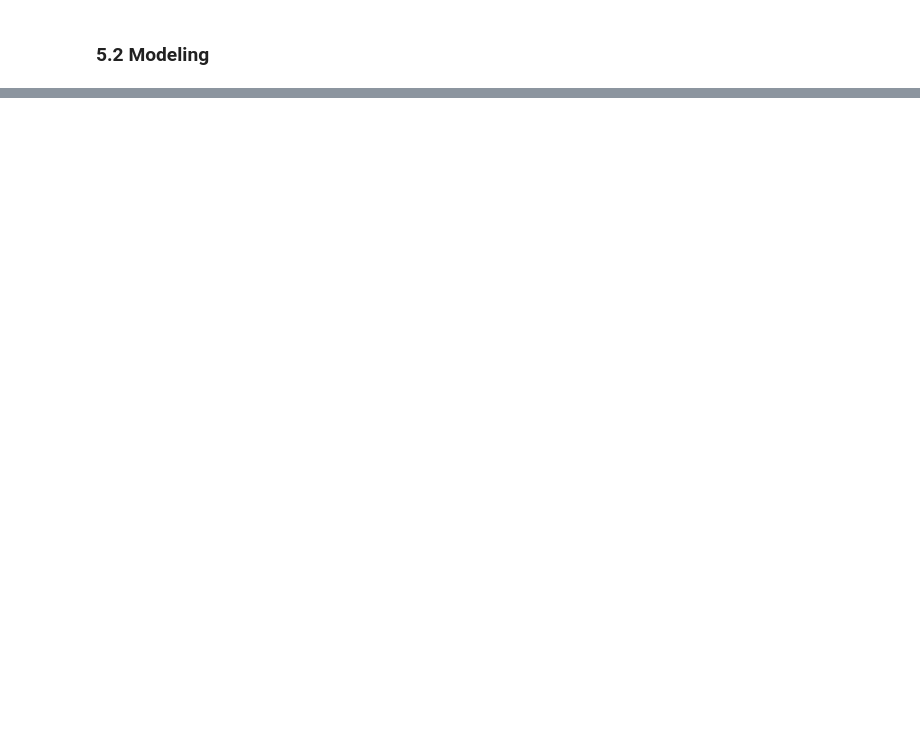
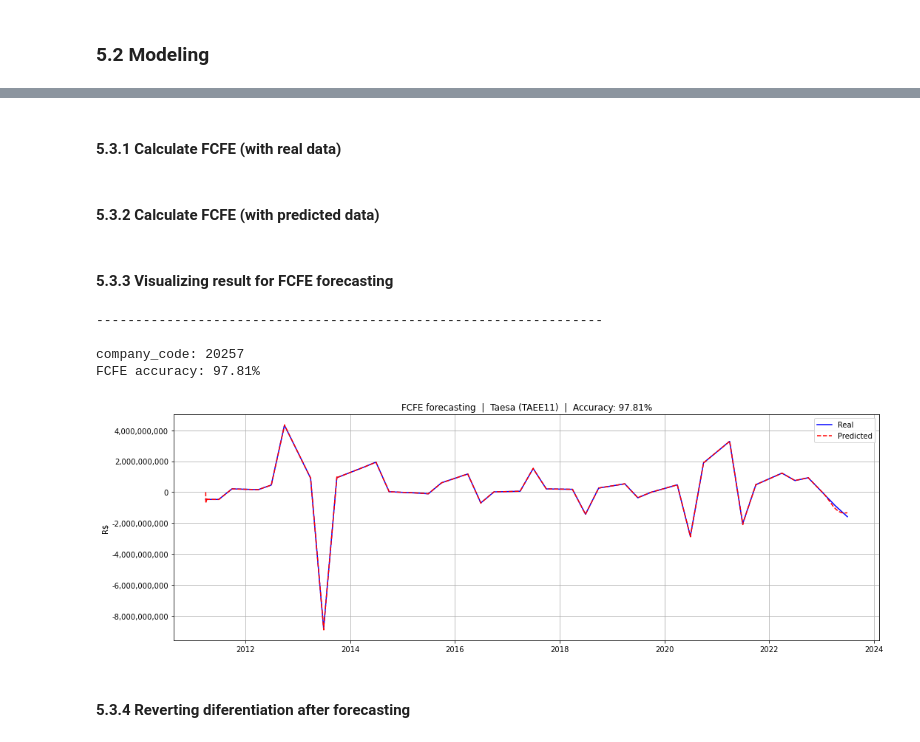
Before and after one commit to enok/flowpredict, a Jupyter notebook: flowpredict.ipynb, the cells around one changed output, grey strips where cells are left out. Saved outputs shown, nothing was run; the diff lists cells and outputs as text; code cells hidden in the pictures; blank space fills up the shorter version.

```diff
--- a/flowpredict.ipynb
+++ b/flowpredict.ipynb
@@ -2727,0 +1788,2 @@ By virtue of these gates and the memory cell, LSTMs can model and predict patter
+# %% [markdown]
+#### 5.3.1 Calculate FCFE (with real data)
@@ -2727,0 +1863,2 @@ By virtue of these gates and the memory cell, LSTMs can model and predict patter
+# %% [markdown]
+#### 5.3.2 Calculate FCFE (with predicted data)
@@ -2727,0 +1934,47 @@ By virtue of these gates and the memory cell, LSTMs can model and predict patter
+# %% [markdown]
+#### 5.3.3 Visualizing result for FCFE forecasting
+# %%
+import pandas as pd
+import matplotlib.pyplot as plt
+import statsmodels.api as sm
+
+def print_graph(company, company_data_real, company_data_pred, fcfe_accuracy):
+    plt.figure(figsize=(15, 5))
+    plt.plot(company_data_real.index, company_data_real, label='Real', color='blue')
+    plt.plot(company_data_pred.index, company_data_pred, linestyle='--', label='Predicted', color='red')
+    plt.title(f"FCFE forecasting  |  {company['name']} ({company['ticker']})  |  Accuracy: {fcfe_accuracy:.2f}%")
+    plt.ylabel('R$')
+    plt.legend(loc='best')
+    plt.ticklabel_format(style='plain', axis='y')
+    plt.gca().yaxis.set_major_formatter(formatter)
+    plt.grid(True)
+    plt.tight_layout()
+    plt.show()
+
+if __name__ == "__main__":
+    # Load data
+    df = read_csv('fcfe_pred', index_col='DT_REFER')
+
+    for company_code in companies:
+        print('\n-----------------------------------------------------------------\n')
+        print(f'company_code: {company_code}')
+
+        company = companies[company_code]
+        company_data_real = df[df['CD_CVM'] == company_code]['FCFE']
+        company_data_pred = df[df['CD_CVM'] == company_code]['FCFE_pred_arimax']
+
+        fcfe_accuracy = accuracy(company_data_real, company_data_pred)
+        print(f'FCFE accuracy: {fcfe_accuracy:.2f}%')
+
+        # Visualize
+        print_graph(company, company_data_real, company_data_pred, fcfe_accuracy)
+
+saveToFile('fcfe', df, setIndex=False, verbose=False)
+# %% [output]
+-----------------------------------------------------------------
+
+company_code: 20257
+FCFE accuracy: 97.81%
+[figure, added]
+# %% [markdown]
+#### 5.3.4 Reverting diferentiation after forecasting
```
Also changed, not shown: parts of 70 cells of this notebook, 7 other files.
